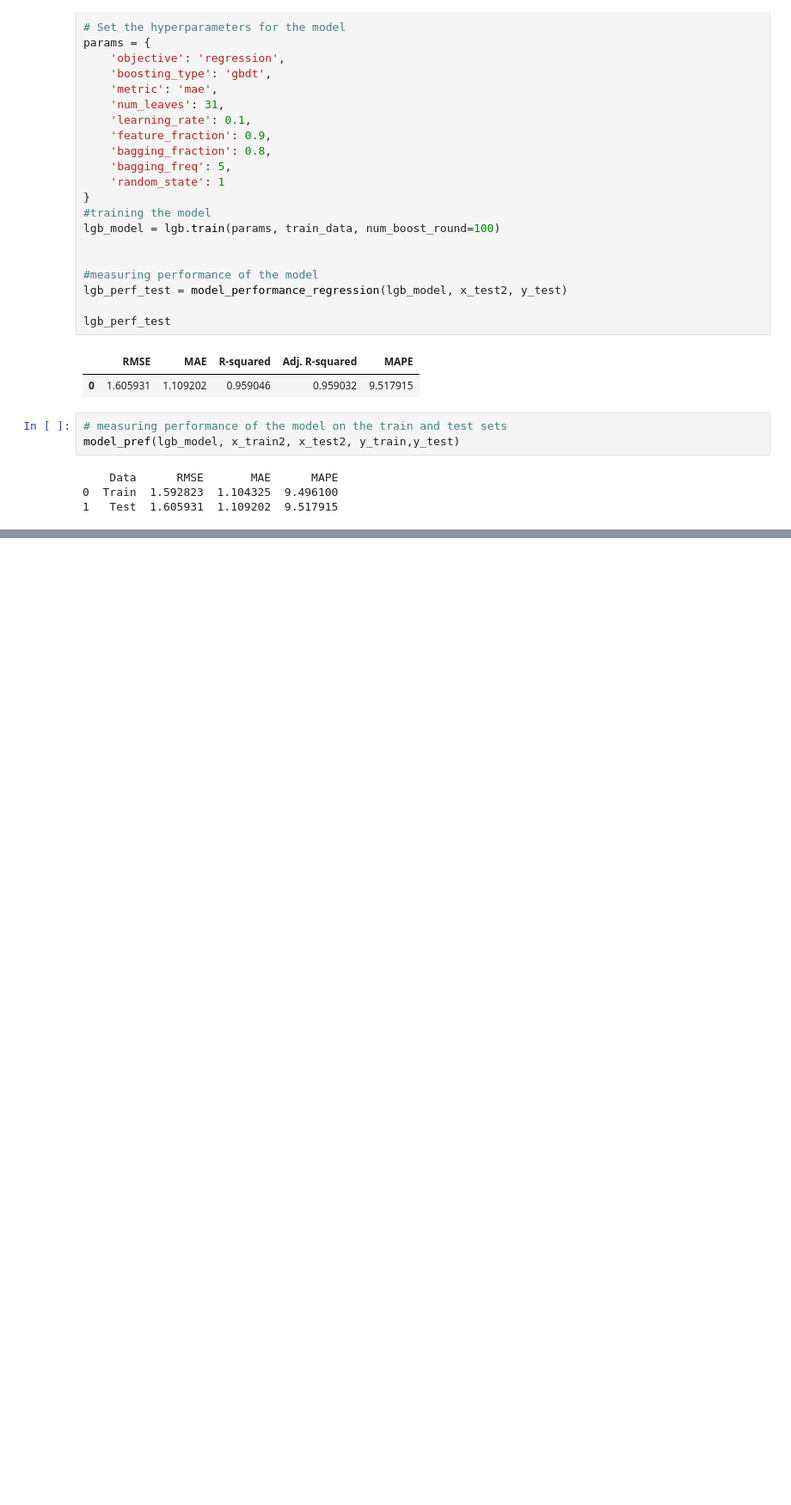
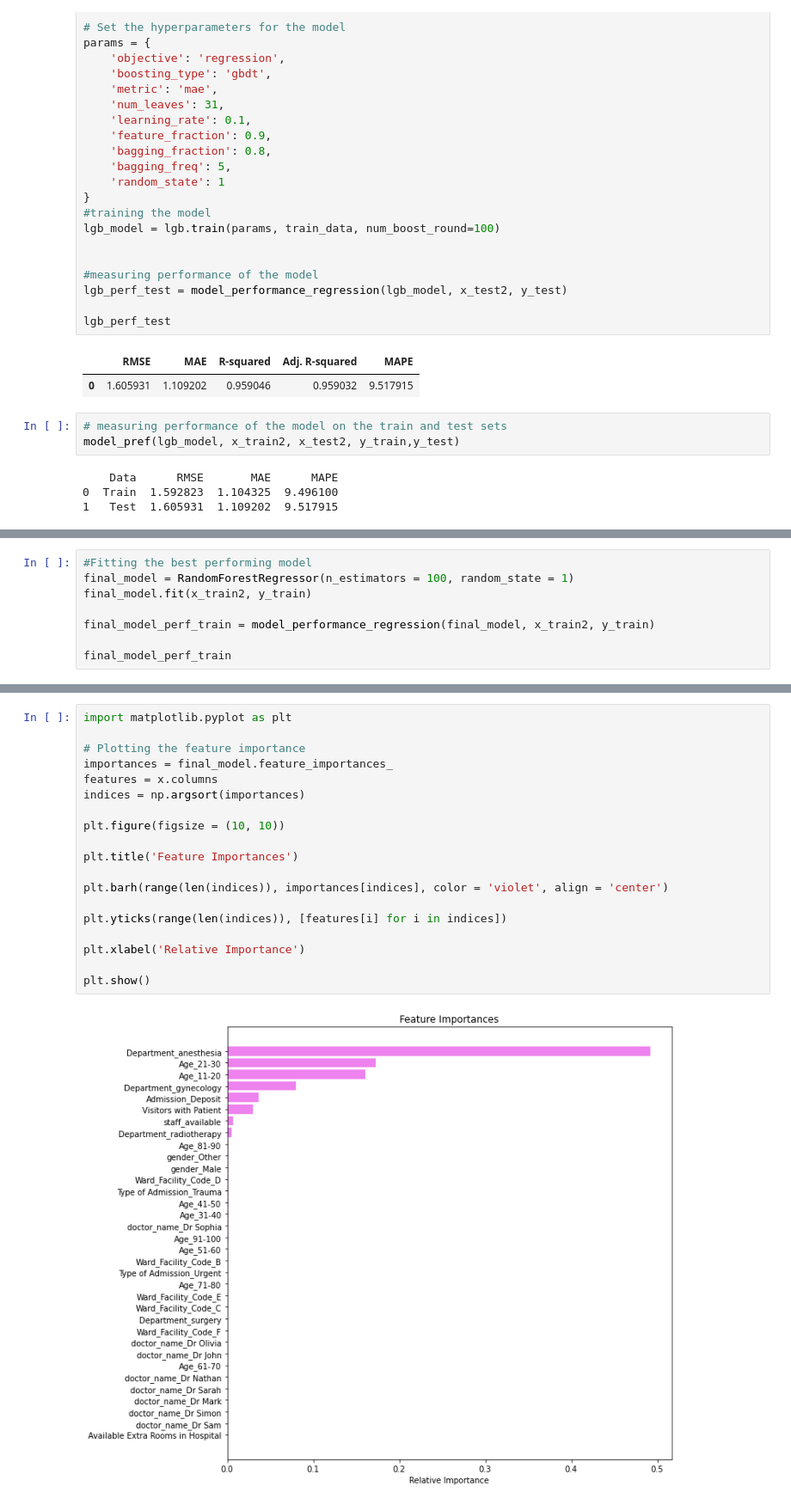
Before and after one commit to IoTFier/KevKibe-Hospital-Patient-Length-of-Stay-Prediction, a Jupyter notebook: HospitalLOSpred.ipynb, the cells around one changed output, grey strips where cells are left out. Shown: that part at 86% size. Drawn from its saved outputs; the diff is of its cells as text; blank space fills up the shorter version.

```diff
--- a/HospitalLOSpred.ipynb
+++ b/HospitalLOSpred.ipynb
@@ -418,0 +427,8 @@ rf_tuned_regressor_perf_test
+# %%
+#Fitting the best performing model
+final_model = RandomForestRegressor(n_estimators = 100, random_state = 1)
+final_model.fit(x_train2, y_train)
+
+final_model_perf_train = model_performance_regression(final_model, x_train2, y_train)
+
+final_model_perf_train
@@ -418,0 +449,21 @@ rf_tuned_regressor_perf_test
+# %%
+import matplotlib.pyplot as plt
+
+# Plotting the feature importance
+importances = final_model.feature_importances_
+features = x.columns
+indices = np.argsort(importances)
+
+plt.figure(figsize = (10, 10))
+
+plt.title('Feature Importances')
+
+plt.barh(range(len(indices)), importances[indices], color = 'violet', align = 'center')
+
+plt.yticks(range(len(indices)), [features[i] for i in indices])
+
+plt.xlabel('Relative Importance')
+
+plt.show()
+# %% [output]
+[figure, added]
```
Also changed, not shown: parts of 7 cells of this notebook.
